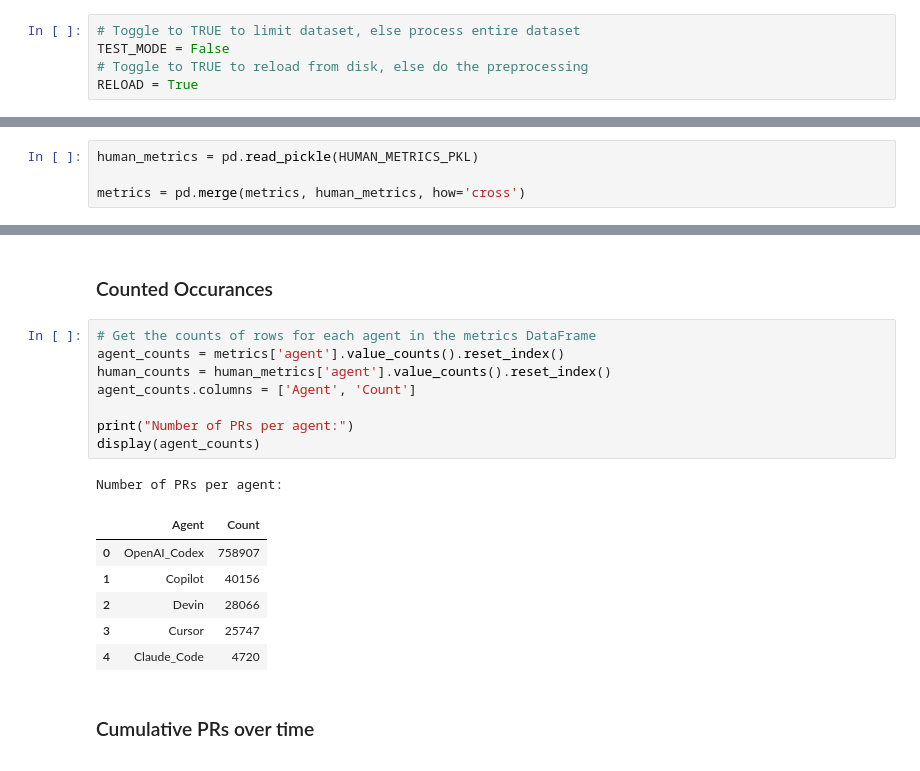
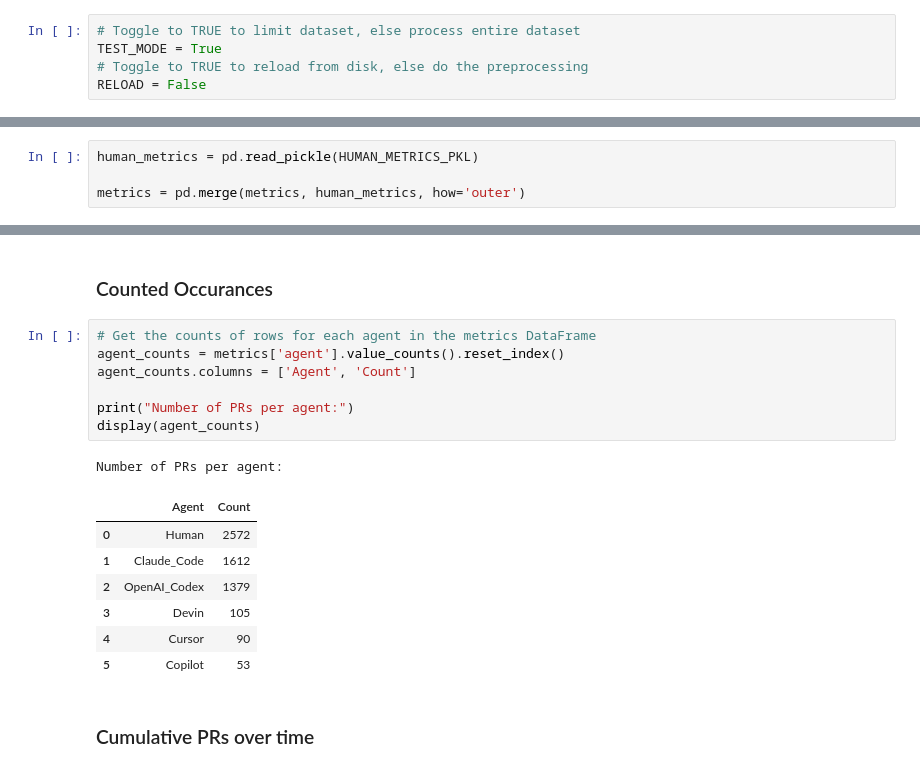
Before and after one commit to awjans/CopilotForPRsAdoption, a Jupyter notebook: scripts/AIDev.ipynb, the cells around one changed output, grey strips where cells are left out. Cells and saved outputs as stored; diff of their text form.

```diff
--- a/scripts/AIDev.ipynb
+++ b/scripts/AIDev.ipynb
@@ -27,9 +27,9 @@
    * Identified **1,437 revisions** where developers **edited the AI-suggested content**.
 # %%
 # Toggle to TRUE to limit dataset, else process entire dataset
-TEST_MODE = False
+TEST_MODE = True
 # Toggle to TRUE to reload from disk, else do the preprocessing
-RELOAD = True
+RELOAD = False
 # %%
 from google.colab import drive
 drive.mount('/content/drive', force_remount=True)
@@ -901,7 +887,7 @@ These are all bots
 # %%
 human_metrics = pd.read_pickle(HUMAN_METRICS_PKL)
 
-metrics = pd.merge(metrics, human_metrics, how='cross')
+metrics = pd.merge(metrics, human_metrics, how='outer')
 # %% [markdown]
 # **Fifth**, Adoption Trend (RQ1)
 (RQ1) To what extent do developers use Copilot for PRs in the code review process?
@@ -913,19 +899,19 @@ metrics = pd.merge(metrics, human_metrics, how='cross')
 # %%
 # Get the counts of rows for each agent in the metrics DataFrame
 agent_counts = metrics['agent'].value_counts().reset_index()
-human_counts = human_metrics['agent'].value_counts().reset_index()
 agent_counts.columns = ['Agent', 'Count']
 
 print("Number of PRs per agent:")
 display(agent_counts)
 # %% [output]
 Number of PRs per agent:
 |  | Agent | Count |
-| 0 | OpenAI_Codex | 758907 |
-| 1 | Copilot | 40156 |
-| 2 | Devin | 28066 |
-| 3 | Cursor | 25747 |
-| 4 | Claude_Code | 4720 |
+| 0 | Human | 2572 |
+| 1 | Claude_Code | 1612 |
+| 2 | OpenAI_Codex | 1379 |
+| 3 | Devin | 105 |
+| 4 | Cursor | 90 |
+| 5 | Copilot | 53 |
 # %% [markdown]
 ### Cumulative PRs over time
 # %%
```
Also changed, not shown: parts of 21 cells of this notebook.
